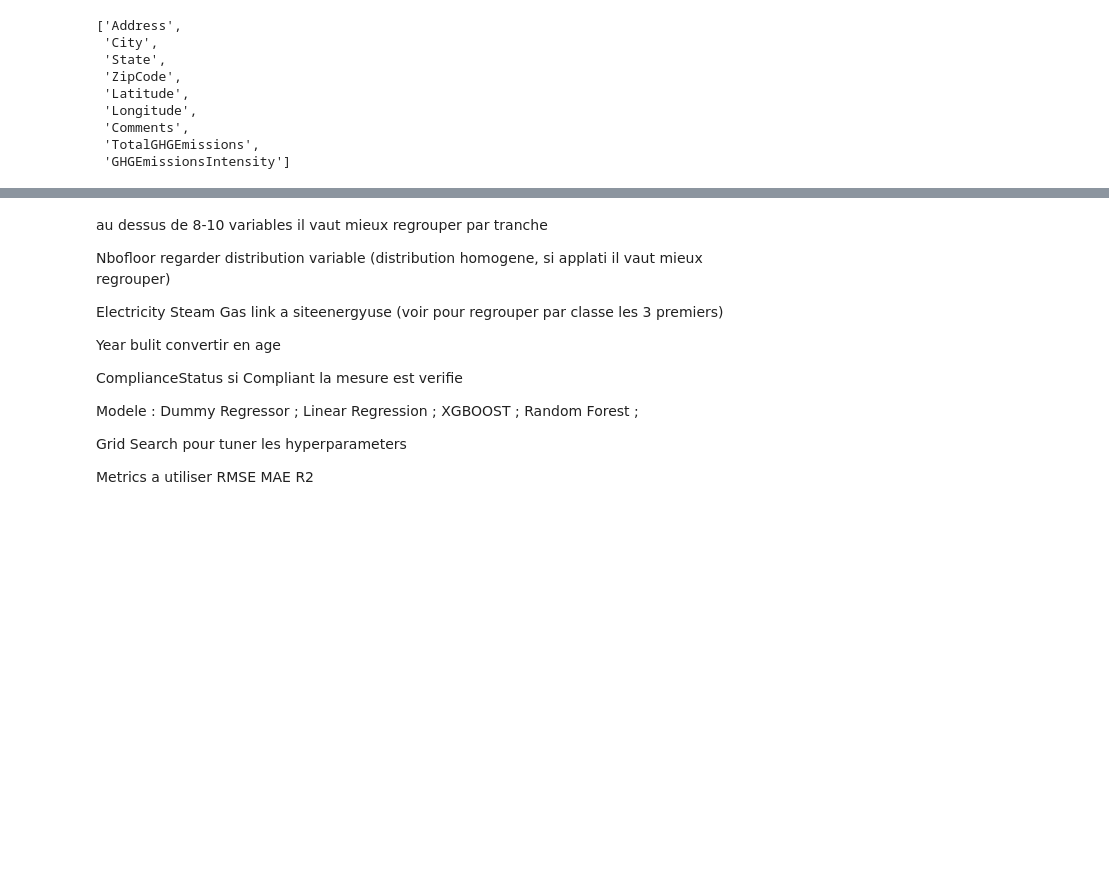
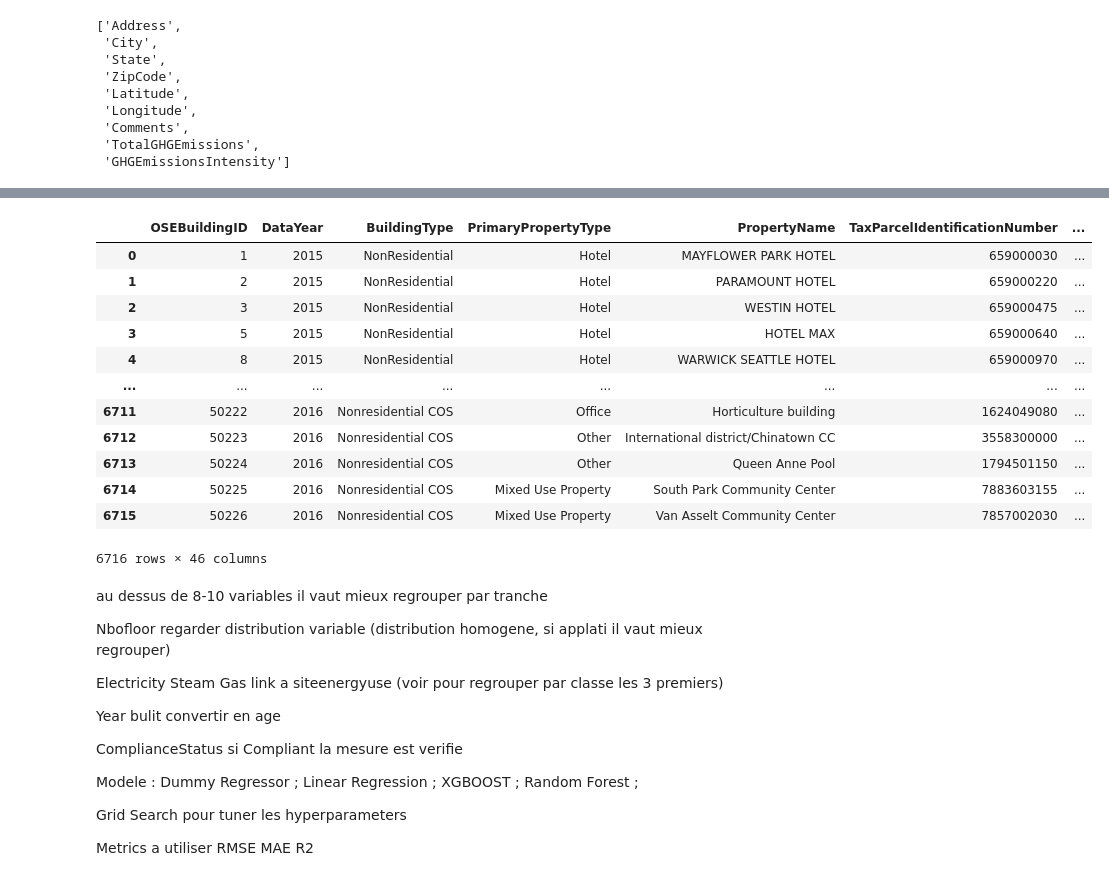
Before and after one commit to mariusbiteau/Buildings_Electrical-Consumption_CO2-Emissions_Prediction, a Jupyter notebook: Buildings_Electrical_Consumption_CO2_Emissions_Prediction.ipynb, the cells around one changed output, grey strips where cells are left out. Saved outputs shown, nothing was run; the diff lists cells and outputs as text; code cells hidden in the pictures; blank space fills up the shorter version.

```diff
--- a/Buildings_Electrical_Consumption_CO2_Emissions_Prediction.ipynb
+++ b/Buildings_Electrical_Consumption_CO2_Emissions_Prediction.ipynb
@@ -168,7 +176,7 @@ df_2015['ZipCode'] = np.nan
 
 df_2015['tmp_location'] = df_2015['Location'].str.replace('"',"'").str.split("'")
 
-for i in range(len(buildings_2015)):
+for i in range(len(df_2015)):
     df_2015['Latitude'].iloc[i] = df_2015['tmp_location'][i][3]
     df_2015['Longitude'].iloc[i] = df_2015['tmp_location'][i][7]
     df_2015['Address'].iloc[i] = df_2015['tmp_location'][i][14]
@@ -176,4 +184,4 @@ for i in range(len(buildings_2015)):
     df_2015['State'].iloc[i] = df_2015['tmp_location'][i][22]
     df_2015['ZipCode'].iloc[i] = df_2015['tmp_location'][i][26]
 
-buildings_2015[['Latitude', 'Longitude', 'Address', 'City', 'State', 'ZipCode']]
+df_2015[['Latitude', 'Longitude', 'Address', 'City', 'State', 'ZipCode']]
@@ -179,0 +208,4 @@ buildings_2015[['Latitude', 'Longitude', 'Address', 'City', 'State', 'ZipCode']]
+# %%
+# Renommage des colonnes
+df_2015 = df_2015.rename(columns={'Comment': 'Comments'})
+df_2016 = df_2016.rename(columns={'TotalGHGEmissions': 'GHGEmissions(MetricTonsCO2e)', 'GHGEmissionsIntensity': 'GHGEmissionsIntensity(kgCO2e/ft2)'})
@@ -179,0 +214,9 @@ buildings_2015[['Latitude', 'Longitude', 'Address', 'City', 'State', 'ZipCode']]
+# %%
+features_2015 = df_2015.columns.to_list()
+features_2016 = df_2016.columns.to_list()
+
+# Features présentes en 2015 et absente en 2016
+display([x for x in features_2015 if not x in features_2016])
+
+# Features présentes en 2016 et absente en 2015
+display([x for x in features_2016 if not x in features_2015])
@@ -180,3 +236,21 @@ buildings_2015[['Latitude', 'Longitude', 'Address', 'City', 'State', 'ZipCode']]
+# %%
+df_2015 = df_2015.drop(columns=[x for x in features_2015 if not x in features_2016])
+df = df_2015.append(df_2016).reset_index(drop=True)
+df
+# %% [output]
+|  | OSEBuildingID | DataYear | BuildingType | PrimaryPropertyType | PropertyName | TaxParcelIdentificationNumber | ... |
+| 0 | 1 | 2015 | NonResidential | Hotel | MAYFLOWER PARK HOTEL | 659000030 | ... |
+| 1 | 2 | 2015 | NonResidential | Hotel | PARAMOUNT HOTEL | 659000220 | ... |
+| 2 | 3 | 2015 | NonResidential | Hotel | WESTIN HOTEL | 659000475 | ... |
+| 3 | 5 | 2015 | NonResidential | Hotel | HOTEL MAX | 659000640 | ... |
+| 4 | 8 | 2015 | NonResidential | Hotel | WARWICK SEATTLE HOTEL | 659000970 | ... |
+| ... | ... | ... | ... | ... | ... | ... | ... |
+| 6711 | 50222 | 2016 | Nonresidential COS | Office | Horticulture building | 1624049080 | ... |
+| 6712 | 50223 | 2016 | Nonresidential COS | Other | International district/Chinatown CC | 3558300000 | ... |
+| 6713 | 50224 | 2016 | Nonresidential COS | Other | Queen Anne Pool | 1794501150 | ... |
+| 6714 | 50225 | 2016 | Nonresidential COS | Mixed Use Property | South Park Community Center | 7883603155 | ... |
+| 6715 | 50226 | 2016 | Nonresidential COS | Mixed Use Property | Van Asselt Community Center | 7857002030 | ... |
+6716 rows × 46 columns
 # %% [markdown]
 au dessus de 8-10 variables il vaut mieux regrouper par tranche
 
```
Also changed, not shown: parts of 10 cells of this notebook.
